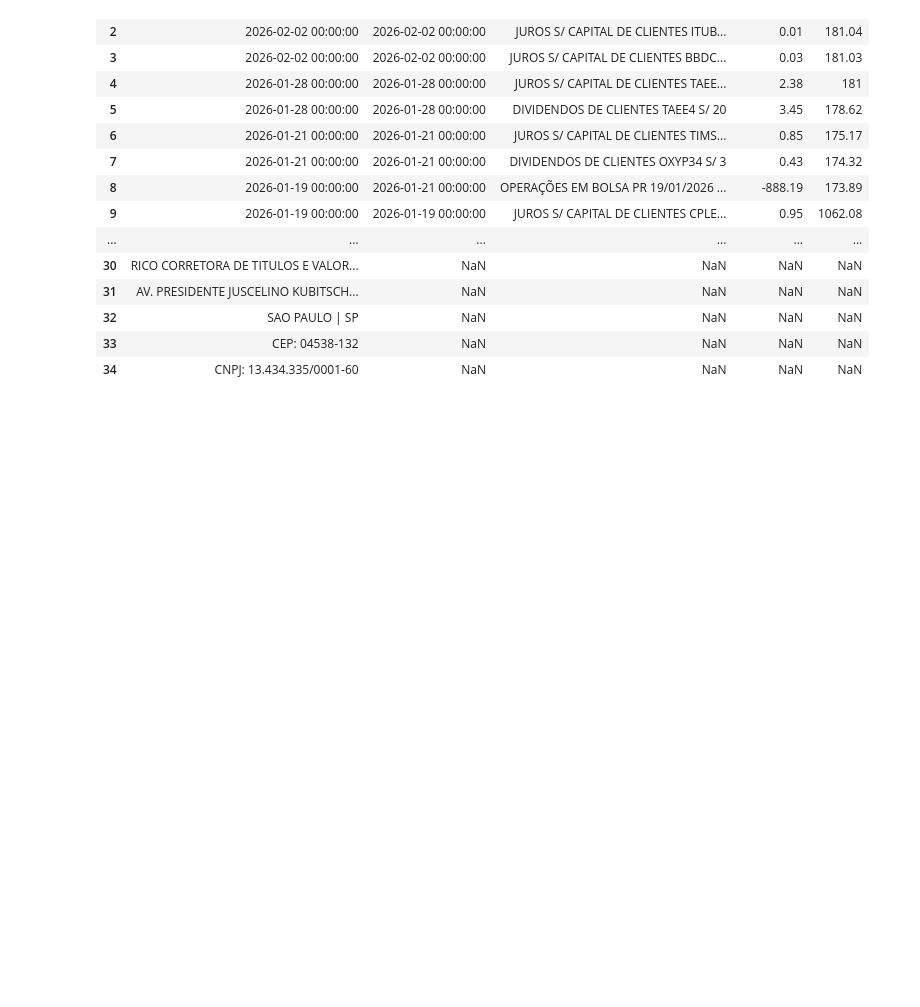
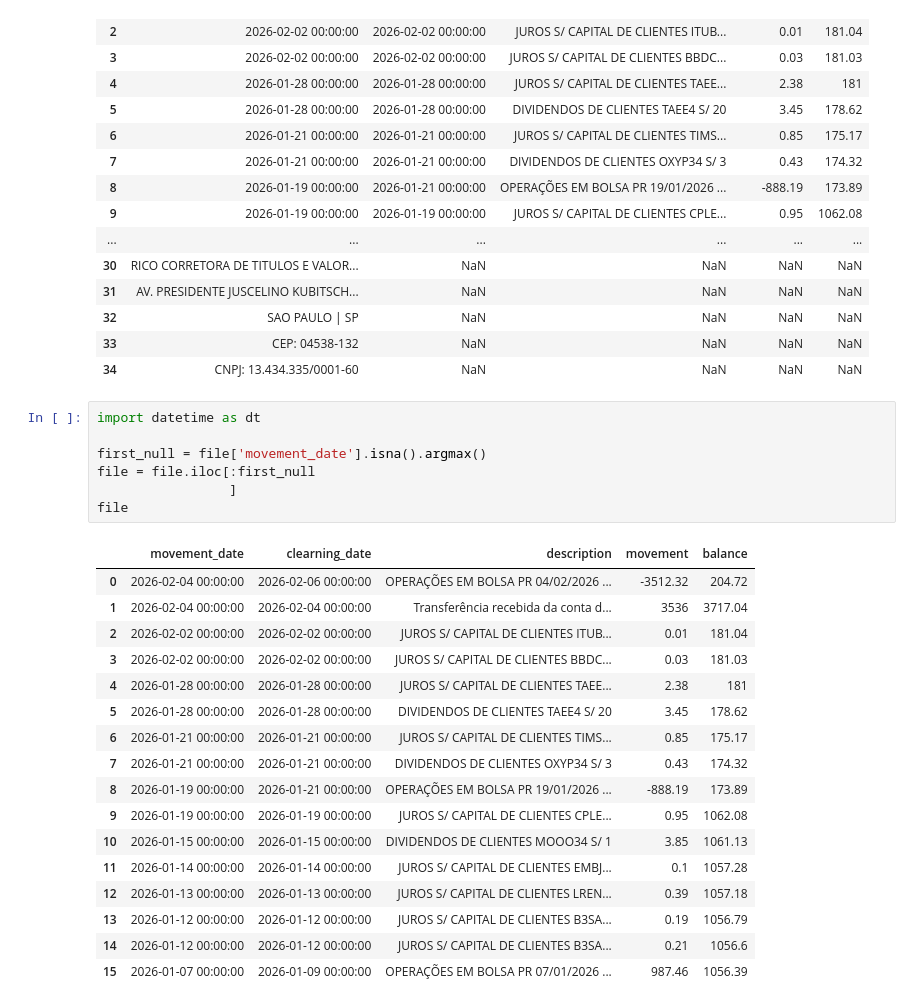
Before and after one commit to sergiobk201/portfolio_dashboard, a Jupyter notebook: dividends_pipeline.ipynb, the cells around one changed output. Drawn from its saved outputs; the diff is of its cells as text; blank space fills up the shorter version.

```diff
--- a/dividends_pipeline.ipynb
+++ b/dividends_pipeline.ipynb
@@ -84,3 +84,28 @@ file
 | 32 | SAO PAULO | SP | NaN | NaN | NaN | NaN |
 | 33 | CEP: 04538-132 | NaN | NaN | NaN | NaN |
 | 34 | CNPJ: 13.434.335/0001-60 | NaN | NaN | NaN | NaN |
+# %%
+import datetime as dt
+
+first_null = file['movement_date'].isna().argmax()
+file = file.iloc[:first_null
+                 ]
+file
+# %% [output]
+|  | movement_date | clearning_date | description | movement | balance |
+| 0 | 2026-02-04 00:00:00 | 2026-02-06 00:00:00 | OPERAÇÕES EM BOLSA PR 04/02/2026 ... | -3512.32 | 204.72 |
+| 1 | 2026-02-04 00:00:00 | 2026-02-04 00:00:00 | Transferência recebida da conta d... | 3536 | 3717.04 |
+| 2 | 2026-02-02 00:00:00 | 2026-02-02 00:00:00 | JUROS S/ CAPITAL DE CLIENTES ITUB... | 0.01 | 181.04 |
+| 3 | 2026-02-02 00:00:00 | 2026-02-02 00:00:00 | JUROS S/ CAPITAL DE CLIENTES BBDC... | 0.03 | 181.03 |
+| 4 | 2026-01-28 00:00:00 | 2026-01-28 00:00:00 | JUROS S/ CAPITAL DE CLIENTES TAEE... | 2.38 | 181 |
+| 5 | 2026-01-28 00:00:00 | 2026-01-28 00:00:00 | DIVIDENDOS DE CLIENTES TAEE4 S/ 20 | 3.45 | 178.62 |
+| 6 | 2026-01-21 00:00:00 | 2026-01-21 00:00:00 | JUROS S/ CAPITAL DE CLIENTES TIMS... | 0.85 | 175.17 |
+| 7 | 2026-01-21 00:00:00 | 2026-01-21 00:00:00 | DIVIDENDOS DE CLIENTES OXYP34 S/ 3 | 0.43 | 174.32 |
+| 8 | 2026-01-19 00:00:00 | 2026-01-21 00:00:00 | OPERAÇÕES EM BOLSA PR 19/01/2026 ... | -888.19 | 173.89 |
+| 9 | 2026-01-19 00:00:00 | 2026-01-19 00:00:00 | JUROS S/ CAPITAL DE CLIENTES CPLE... | 0.95 | 1062.08 |
+| 10 | 2026-01-15 00:00:00 | 2026-01-15 00:00:00 | DIVIDENDOS DE CLIENTES MOOO34 S/ 1 | 3.85 | 1061.13 |
+| 11 | 2026-01-14 00:00:00 | 2026-01-14 00:00:00 | JUROS S/ CAPITAL DE CLIENTES EMBJ... | 0.1 | 1057.28 |
+| 12 | 2026-01-13 00:00:00 | 2026-01-13 00:00:00 | JUROS S/ CAPITAL DE CLIENTES LREN... | 0.39 | 1057.18 |
+| 13 | 2026-01-12 00:00:00 | 2026-01-12 00:00:00 | JUROS S/ CAPITAL DE CLIENTES B3SA... | 0.19 | 1056.79 |
+| 14 | 2026-01-12 00:00:00 | 2026-01-12 00:00:00 | JUROS S/ CAPITAL DE CLIENTES B3SA... | 0.21 | 1056.6 |
+| 15 | 2026-01-07 00:00:00 | 2026-01-09 00:00:00 | OPERAÇÕES EM BOLSA PR 07/01/2026 ... | 987.46 | 1056.39 |
```
Also changed, not shown: parts of 6 cells of this notebook.
